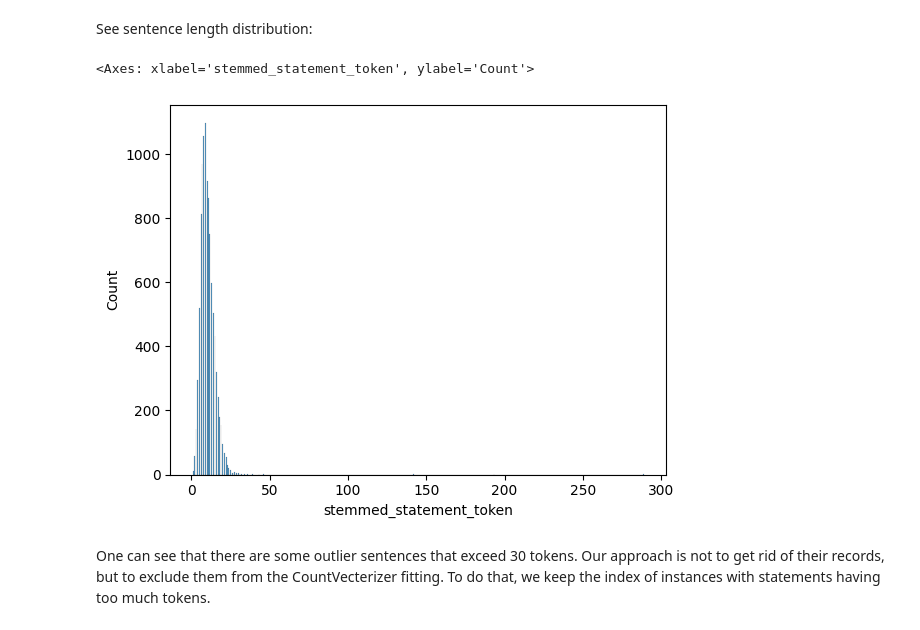
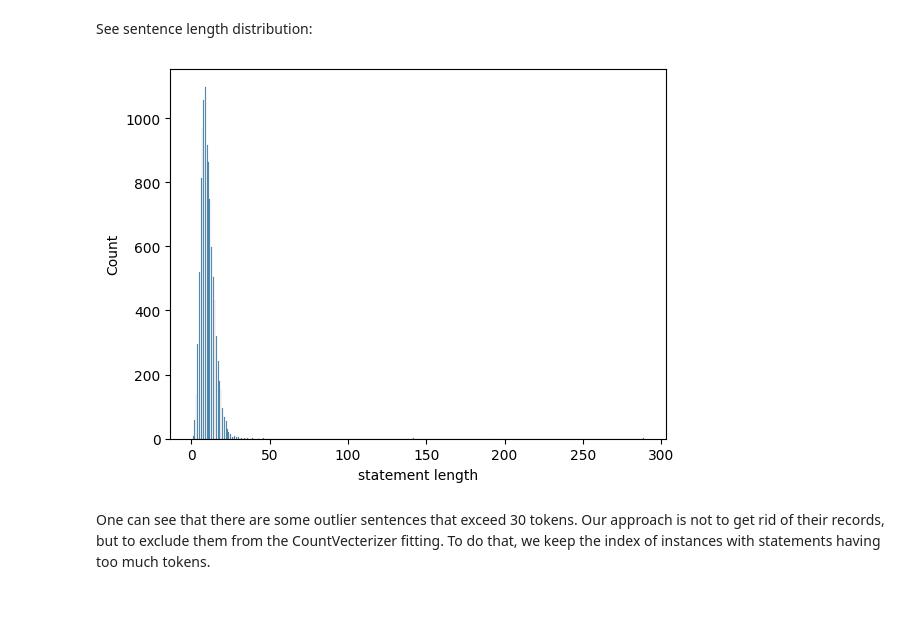
Before and after one commit to TanatPi/ESWD-Term-Project, a Jupyter notebook: true-false-news-classification-eswd-term-project.ipynb, the cells around one changed output. Drawn from its saved outputs; the diff is of its cells as text; code cells hidden in the pictures.

```diff
--- a/true-false-news-classification-eswd-term-project.ipynb
+++ b/true-false-news-classification-eswd-term-project.ipynb
@@ -120,9 +120,10 @@ train_data['stemmed_statement_token'] = tokenize_and_stem(train_data['statement'
 See sentence length distribution:
 # %%
 sns.histplot(train_data['stemmed_statement_token'].str.len())
+plt.xlabel('statement length')
+plt.show()
 # %% [output]
-<Axes: xlabel='stemmed_statement_token', ylabel='Count'>
-[figure, old version]
+[figure, new version]
 # %% [markdown]
 One can see that there are some outlier sentences that exceed 30 tokens. Our approach is not to get rid of their records, but to exclude them from the CountVecterizer fitting. To do that, we keep the index of instances with statements having too much tokens.
 # %%
```
Also changed, not shown: parts of 45 cells of this notebook.
